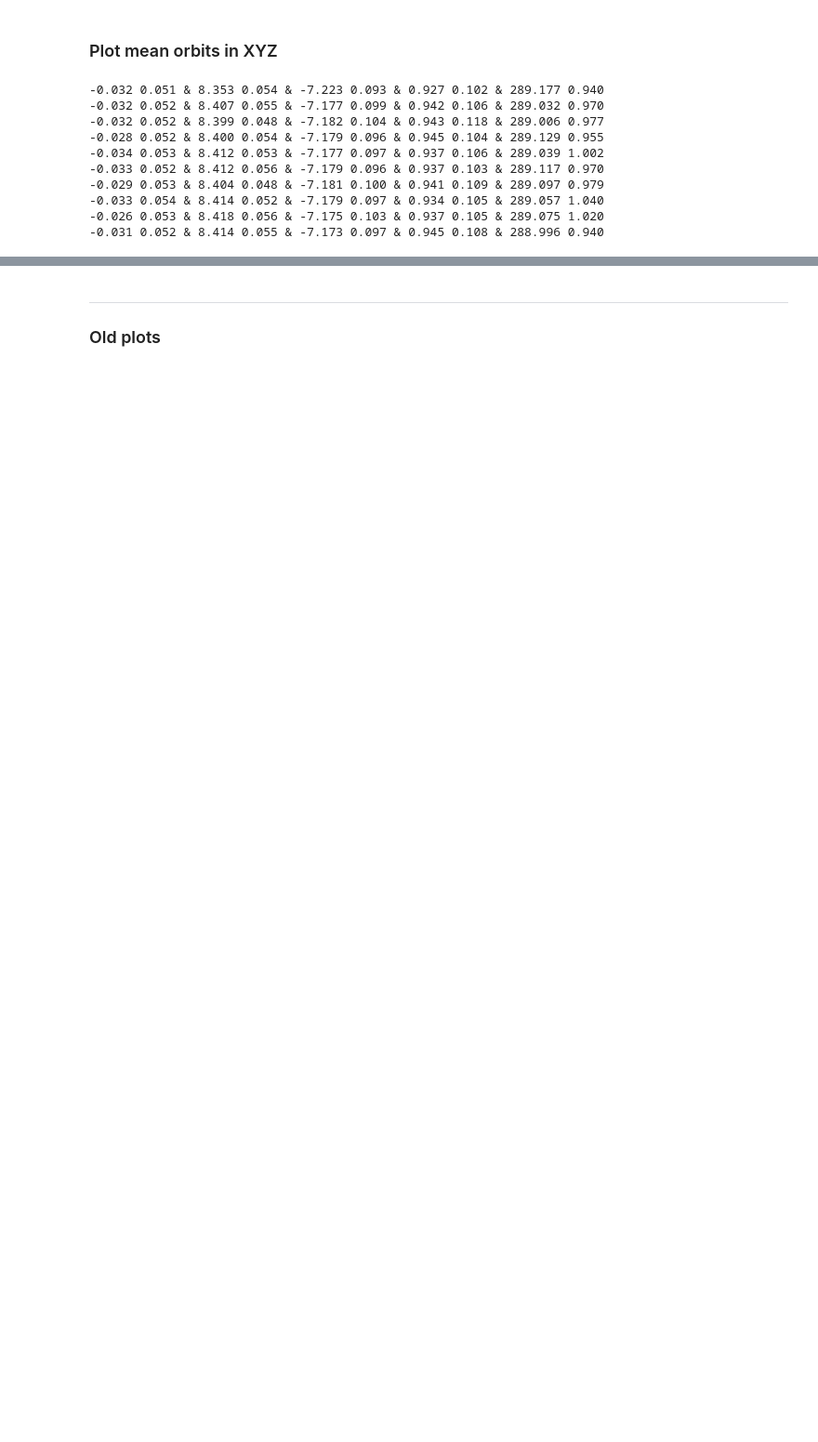
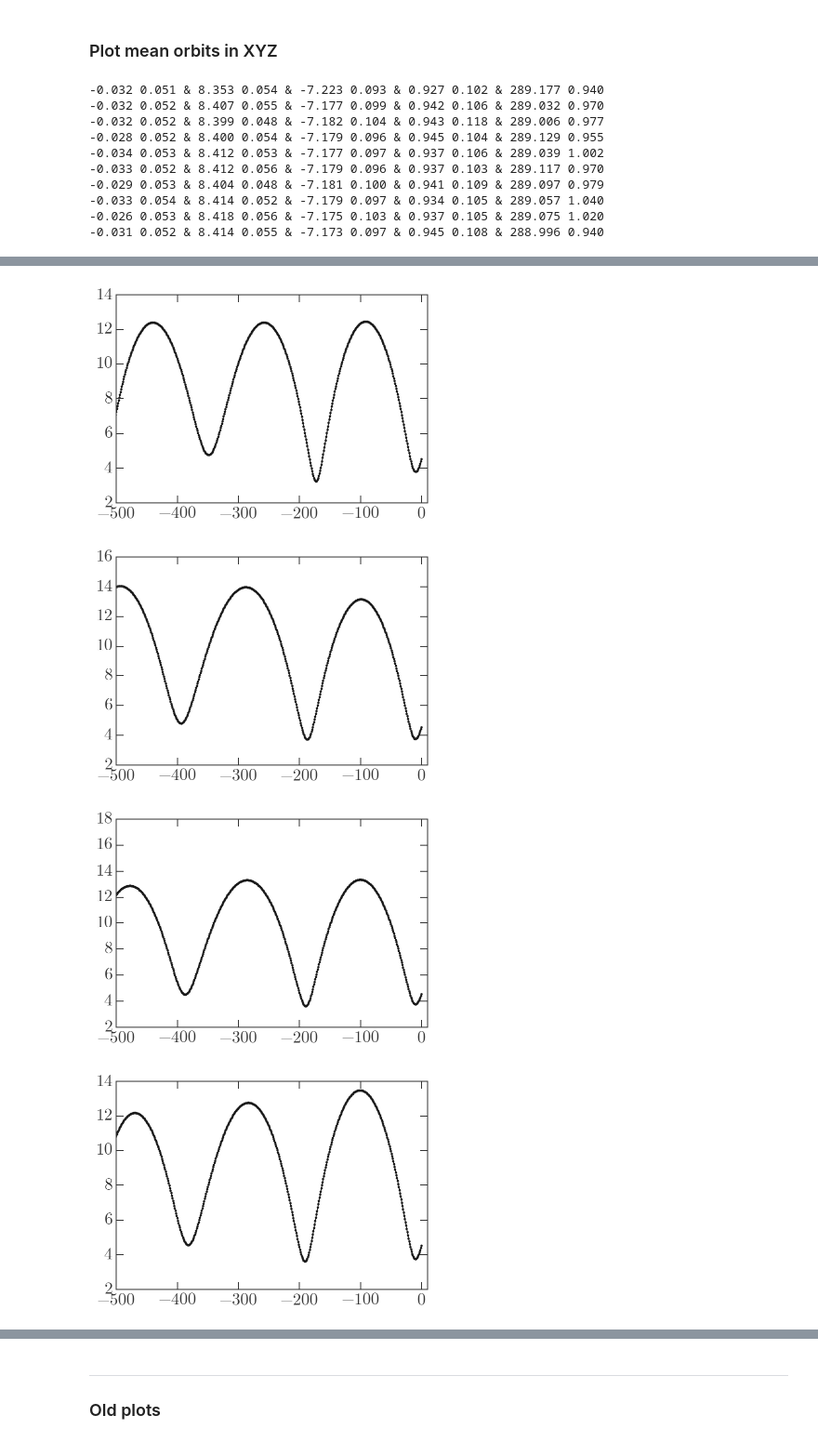
Before and after one commit to adrn/ophiuchus, a Jupyter notebook: notebooks/Figure - Orbit fits.ipynb, the cells around one changed output, grey strips where cells are left out. Shown at 93% size. Saved outputs shown, nothing was run; the diff lists cells and outputs as text; code cells hidden in the pictures; blank space fills up the shorter version.

```diff
--- a/notebooks/Figure - Orbit fits.ipynb
+++ b/notebooks/Figure - Orbit fits.ipynb
@@ -188,2 +198,14 @@ fig.savefig(os.path.join(plotpath, "orbit-yz.pdf"))
 4.038299191116463 kpc 12.206923060670833 kpc
 [figure]
+# %%
+for i,name in enumerate(all_names):
+    orbit = _tmp_cache[name]
+
+    pl.figure()
+    pl.plot(orbit.t, np.sqrt(np.sum(orbit.pos**2,axis=0)))
+    pl.xlim(-500,10)
+# %% [output]
+[figure, added]
+[figure, added]
+[figure, added]
+[figure, added]
```
Also changed, not shown: parts of 3 cells of this notebook.
